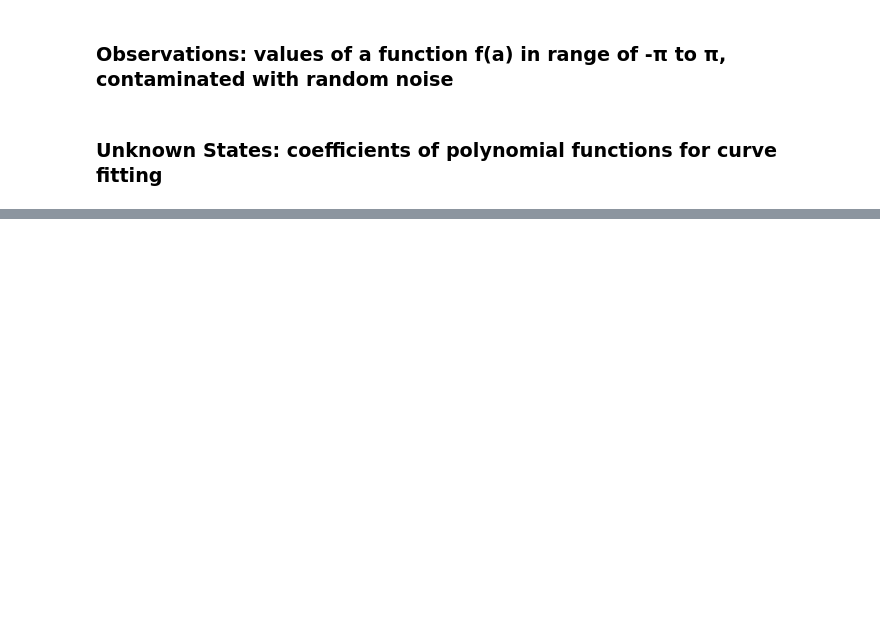
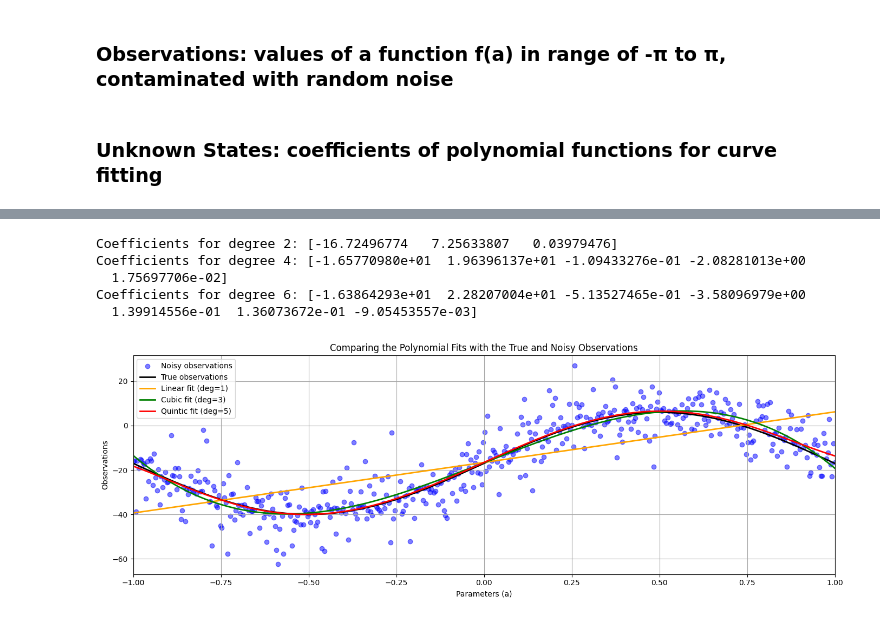
Before and after one commit to hudsonirivbogbe/ENGG680_2025_Fall, a Jupyter notebook: Lab_Assignment1/StudentGradeManagementSystem.ipynb, the cells around one changed output, grey strips where cells are left out. Saved outputs shown, nothing was run; the diff lists cells and outputs as text; code cells hidden in the pictures; blank space fills up the shorter version.

```diff
--- a/Lab_Assignment1/StudentGradeManagementSystem.ipynb
+++ b/Lab_Assignment1/StudentGradeManagementSystem.ipynb
@@ -796,17 +865,48 @@ def fit_polynomial_curve(a: np.ndarray, l: np.ndarray, P: np.ndarray, deg: int)
         apv:            a posterier variance factor (goodness of fit)
         v:              observation residuals
     '''
+    # Step 1: This creates the design matrix for the polynomial
+    A = np.vander(a, deg + 1, increasing=True)
 
-  #...
+    # Step 2: This section of the code solves the normal equations (weight matrix inclusive), which is given as (x = (AᵀPA)⁻¹ AᵀPl)
+    ATA = A.T @ P @ A
+    ATl = A.T @ P @ l
+    x = np.linalg.solve(ATA, ATl)
 
+    # Step 3: Compute residuals: v = Ax - l
+    l_hat = A @ x
+    v = l_hat - l
 
-  return (x, cov_x, apv, v)
+    # Step 4: This computes the "a posteriori variance factor", which is given as (apv = (vᵀPv) / dof)
+    dof = len(l) - (deg + 1) #This computes the degree of freedom
+    apv = (v.T @ P @ v) / dof
+
+    # Step 5: Compues the estimates covariance matrix of x given as cov_x = apv * (AᵀpA)⁻¹
+    cov_x = apv * np.linalg.inv(ATA)
+
+    return (x, cov_x, apv, v)
 # %%
 # step 6
 # call the fit_polynomial_curve function and fetch the results
 # use polynomial degrees of: 2, 4, 6
 # (1 marks)
-# ...
+
+# For Degree 2
+x_deg2, cov_x_deg2, apv_deg2, v_deg2  = fit_polynomial_curve(a, l, P, deg=2)
+# For Degree 4
+x_deg4, cov_x_deg4, apv_deg4, v_deg4 = fit_polynomial_curve(a, l, P, deg=4)
+# For Degree 6
+x_deg6, cov_x_deg6, apv_deg6, v_deg6 = fit_polynomial_curve(a, l, P, deg=6)
+
+print("Coefficients for degree 2:", x_deg2)
+print("Coefficients for degree 4:", x_deg4)
+print("Coefficients for degree 6:", x_deg6)
+# %% [output]
+Coefficients for degree 2: [-16.72496774   7.25633807   0.03979476]
+Coefficients for degree 4: [-1.65770980e+01  1.96396137e+01 -1.09433276e-01 -2.08281013e+00
+  1.75697706e-02]
+Coefficients for degree 6: [-1.63864293e+01  2.28207004e+01 -5.13527465e-01 -3.58096979e+00
+  1.39914556e-01  1.36073672e-01 -9.05453557e-03]
 # %%
 # step 7
 # use the estimated coefficients x and constants array a, construct polynomial functions for each degree
@@ -819,16 +919,49 @@ hexic_uw = #...
 # %%
 # step 8
 # use the matplotlib to plot each polynomial function, noisy observations l, true observations l_true, together in one single figure
 # for the polynomials of line, cubic and quintic, use color of orange, green and red respectively.
 # (2 marks)
 
+#line
+x_deg1, cov_x_deg1, apv_deg1, v_deg1 = fit_polynomial_curve(a, l, P, deg=1)
+#Cubic (Degree 3)
+x_deg3, cov_x_deg3, apv_deg3, v_deg3 = fit_polynomial_curve(a, l, P, deg=3)
+#Cubic (Degree 5)
+x_deg5, cov_x_deg5, apv_deg5, v_deg5 = fit_polynomial_curve(a, l, P, deg=5)
+
+line_uw = np.polyval(x_deg1[::-1], a)
+cubic_uw= np.polyval(x_deg3[::-1], a)
+quintic_uw= np.polyval(x_deg5[::-1], a)
+
 fig, ax = plt.subplots(nrows=1, ncols=1, figsize=(14, 5))
-# ...
 
+# Ploting the Noisy observations
+ax.scatter(a/np.pi, noisy_observation, label='Noisy observations', color='blue', alpha=0.5)
 
-ax.grid(True, which='both',ls='-',color='0.65')
+# Plotting the True observations
+ax.plot(a/np.pi, true_observation, label='True observations', color='black', linewidth=2)
+
+# Plotting the fitted polynomial curves with specified colors
+ax.plot(a/np.pi, line_uw, label='Linear fit (deg=1)', color='orange', linewidth=2)
+ax.plot(a/np.pi, cubic_uw, label='Cubic fit (deg=3)', color='green', linewidth=2)
+ax.plot(a/np.pi, quintic_uw, label='Quintic fit (deg=5)', color='red', linewidth=2)
+
+# Axis labels and title
+ax.set_xlabel('Parameters (a)')
+ax.set_ylabel('Observations')
+ax.set_title('Comparing the Polynomial Fits with the True and Noisy Observations')
+
+ax.legend(loc='upper left')
+
+# Creating limits on the x-axis
+ax.set_xlim(-1, 1)
+
+# Creating a grid for the resulting plot
+ax.grid(True, which='both', ls='-', color='0.65')
 
 fig.tight_layout()
+# %% [output]
+[figure, added]
 # %%
 # step 9
 # print the a posterier variance factor for each polynomial function
```
Also changed, not shown: parts of 10 cells of this notebook.
